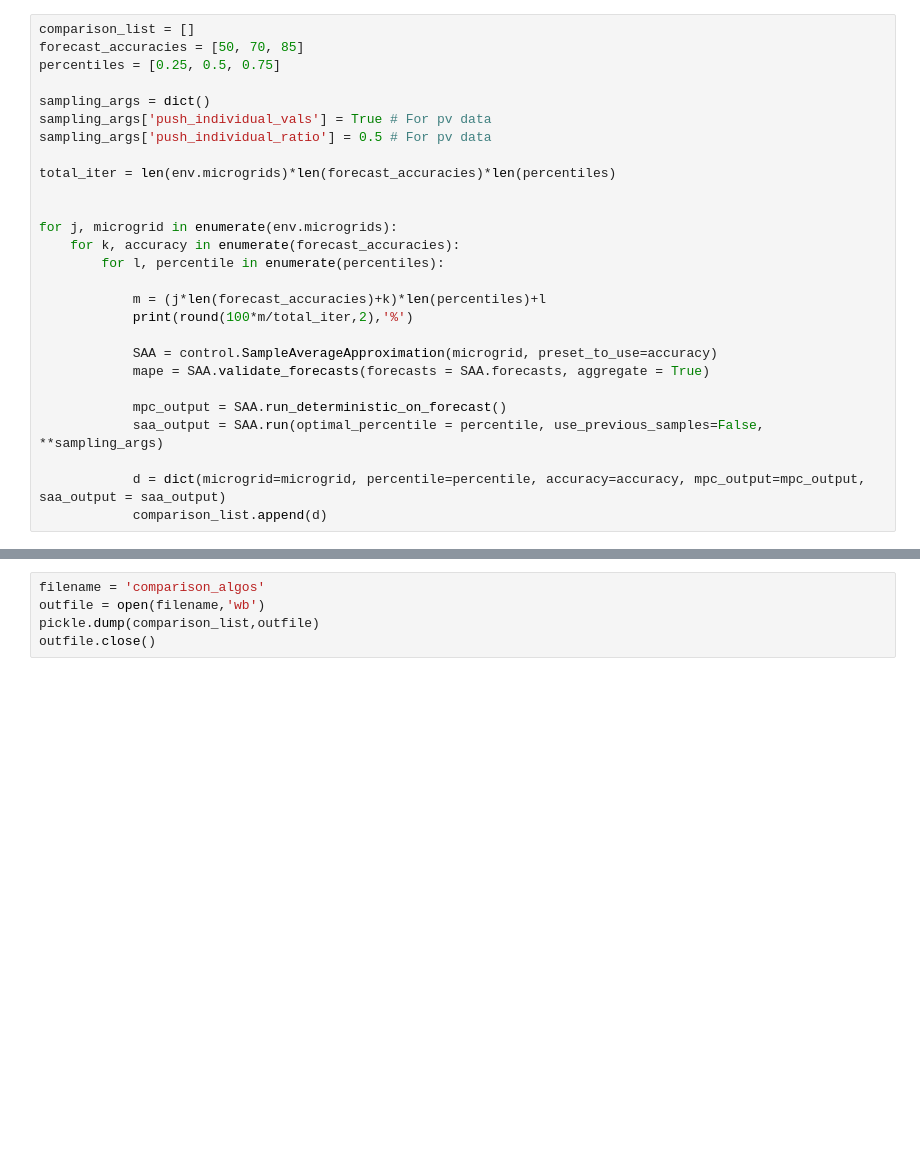
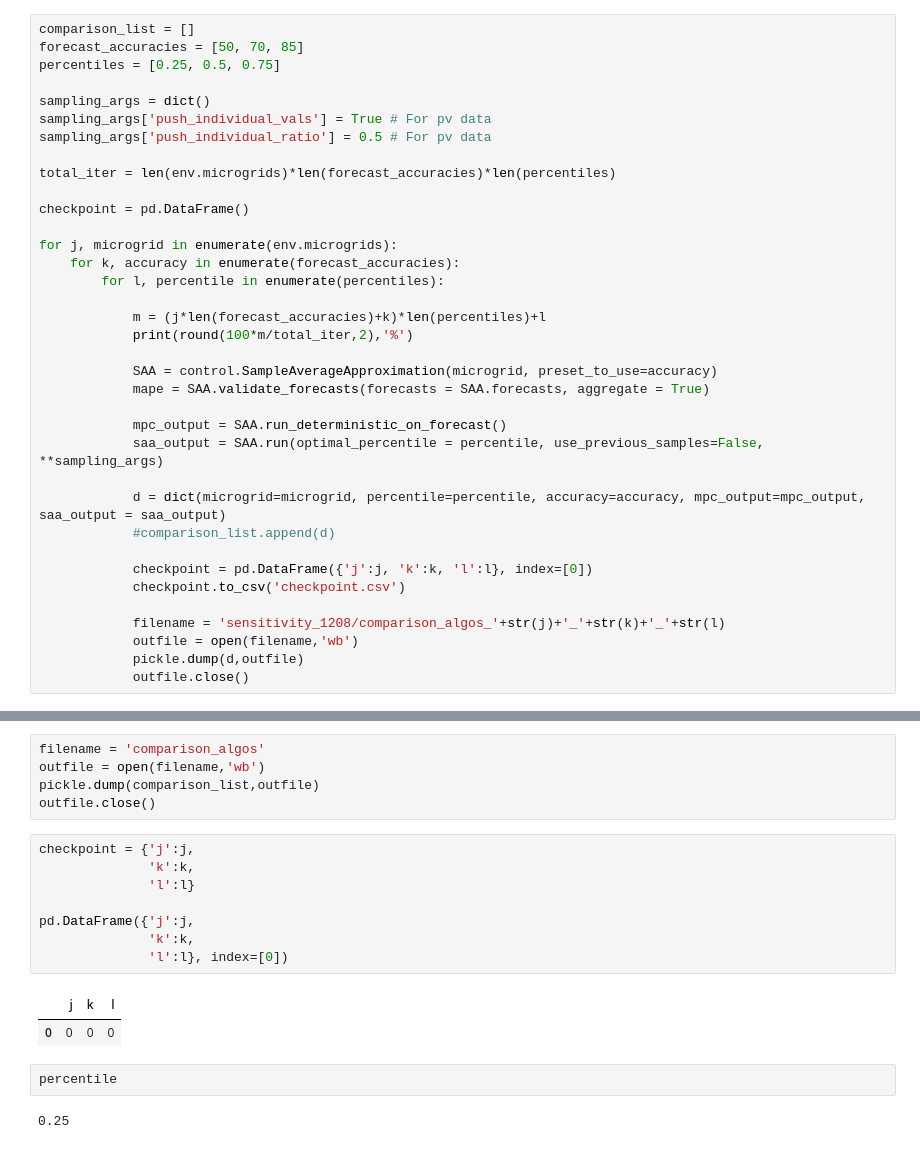
Before and after one commit to Total-RD/pymgrid, a Jupyter notebook: notebooks/Pymgrid25 Algo Comparison.ipynb, the cells around one changed output, grey strips where cells are left out. Cells and saved outputs as stored; diff of their text form; blank space fills up the shorter version.

```diff
--- a/notebooks/Pymgrid25 Algo Comparison.ipynb
+++ b/notebooks/Pymgrid25 Algo Comparison.ipynb
@@ -28,6 +31,7 @@ sampling_args['push_individual_ratio'] = 0.5 # For pv data
 
 total_iter = len(env.microgrids)*len(forecast_accuracies)*len(percentiles)
 
+checkpoint = pd.DataFrame()
 
 for j, microgrid in enumerate(env.microgrids):
     for k, accuracy in enumerate(forecast_accuracies):
@@ -43,7 +47,15 @@ for j, microgrid in enumerate(env.microgrids):
             saa_output = SAA.run(optimal_percentile = percentile, use_previous_samples=False, **sampling_args)
 
             d = dict(microgrid=microgrid, percentile=percentile, accuracy=accuracy, mpc_output=mpc_output, saa_output = saa_output)
-            comparison_list.append(d)
+            #comparison_list.append(d)
+
+            checkpoint = pd.DataFrame({'j':j, 'k':k, 'l':l}, index=[0])
+            checkpoint.to_csv('checkpoint.csv')
+
+            filename = 'sensitivity_1208/comparison_algos_'+str(j)+'_'+str(k)+'_'+str(l)
+            outfile = open(filename,'wb')
+            pickle.dump(d,outfile)
+            outfile.close()
 # %% [output]
 0.0 %
 Using preset forecast arguments
@@ -63,3 +85,18 @@ filename = 'comparison_algos'
 outfile = open(filename,'wb')
 pickle.dump(comparison_list,outfile)
 outfile.close()
+# %%
+checkpoint = {'j':j,
+              'k':k,
+              'l':l}
+
+pd.DataFrame({'j':j,
+              'k':k,
+              'l':l}, index=[0])
+# %% [output]
+|  | j | k | l |
+| 0 | 0 | 0 | 0 |
+# %%
+percentile
+# %% [output]
+0.25
```
Also changed, not shown: parts of 2 cells of this notebook, 3 other files.
